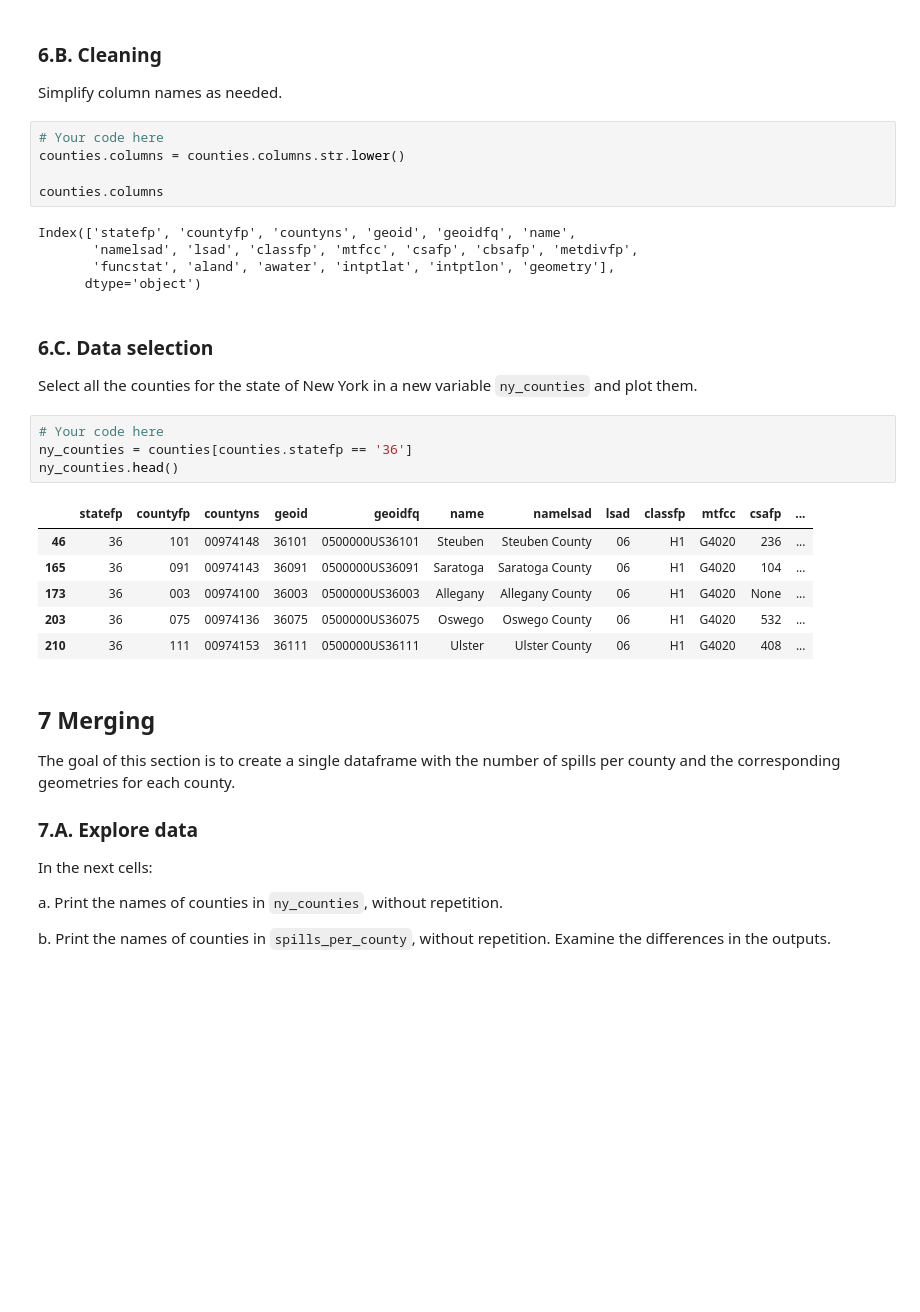
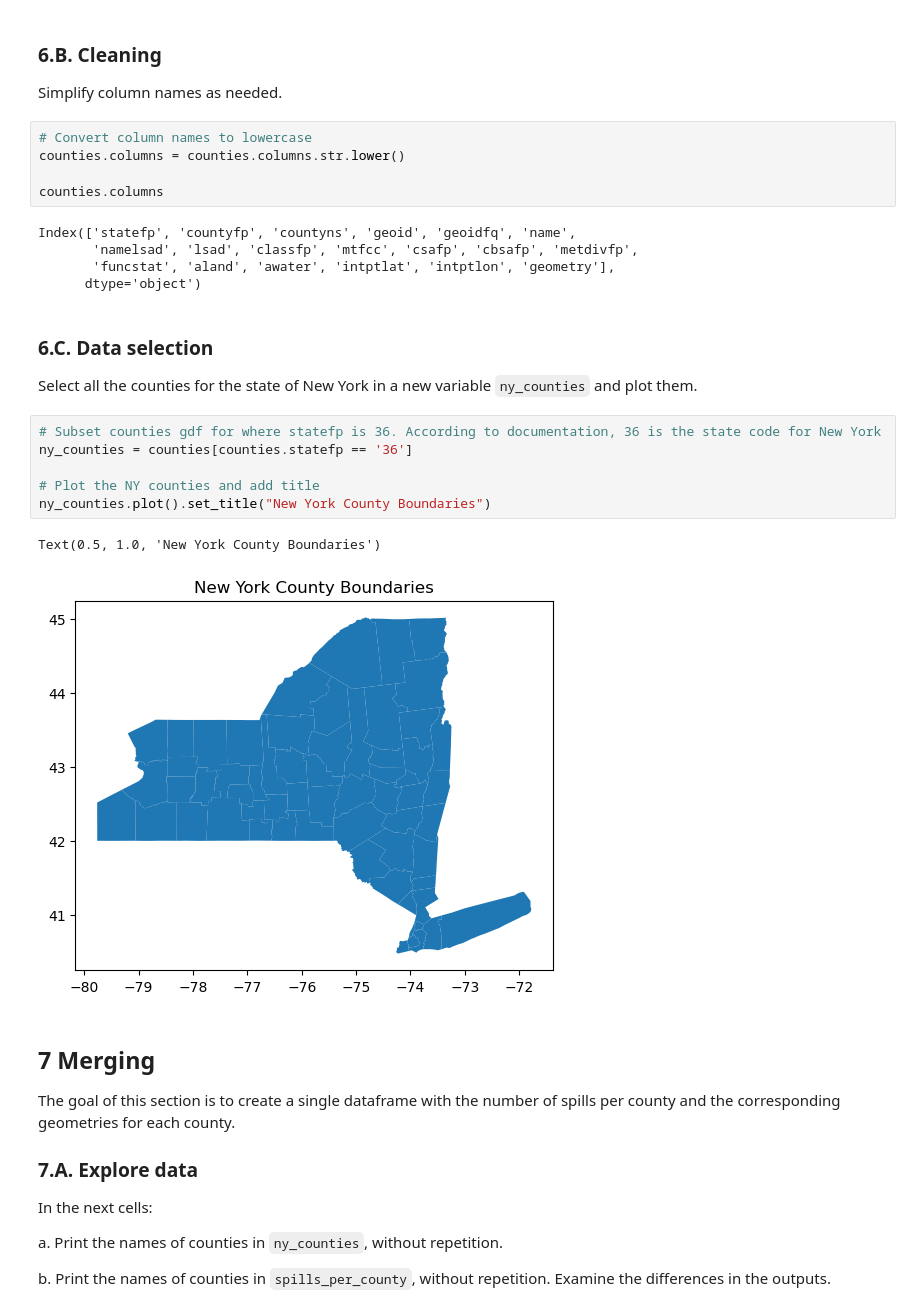
Before and after one commit to katleyq/eds220-hwk3, a Jupyter notebook: hwk3-task2-oil-spills.ipynb, the cells around one changed output. Cells and saved outputs as stored; diff of their text form; blank space fills up the shorter version.

```diff
--- a/hwk3-task2-oil-spills.ipynb
+++ b/hwk3-task2-oil-spills.ipynb
@@ -337,7 +351,7 @@ f. Use the next markdown cell to explain what information you obtained from the
 
 Simplify column names as needed.
 # %%
-# Your code here
+# Convert column names to lowercase
 counties.columns = counties.columns.str.lower()
 
 counties.columns
@@ -350,17 +364,15 @@ Index(['statefp', 'countyfp', 'countyns', 'geoid', 'geoidfq', 'name',
 ### 6.C. Data selection
 
 Select all the counties for the state of New York in a new variable `ny_counties` and plot them.
-# %%
-# Your code here
-ny_counties = counties[counties.statefp == '36']
-ny_counties.head()
-# %% [output]
-|  | statefp | countyfp | countyns | geoid | geoidfq | name | namelsad | lsad | classfp | mtfcc | csafp | ... |
-| 46 | 36 | 101 | 00974148 | 36101 | 0500000US36101 | Steuben | Steuben County | 06 | H1 | G4020 | 236 | ... |
-| 165 | 36 | 091 | 00974143 | 36091 | 0500000US36091 | Saratoga | Saratoga County | 06 | H1 | G4020 | 104 | ... |
-| 173 | 36 | 003 | 00974100 | 36003 | 0500000US36003 | Allegany | Allegany County | 06 | H1 | G4020 | None | ... |
-| 203 | 36 | 075 | 00974136 | 36075 | 0500000US36075 | Oswego | Oswego County | 06 | H1 | G4020 | 532 | ... |
-| 210 | 36 | 111 | 00974153 | 36111 | 0500000US36111 | Ulster | Ulster County | 06 | H1 | G4020 | 408 | ... |
+# %%
+# Subset counties gdf for where statefp is 36. According to documentation, 36 is the state code for New York
+ny_counties = counties[counties.statefp == '36']
+
+# Plot the NY counties and add title
+ny_counties.plot().set_title("New York County Boundaries")
+# %% [output]
+Text(0.5, 1.0, 'New York County Boundaries')
+[figure, added]
 # %% [markdown]
 ## 7 Merging
 
```
Also changed, not shown: parts of 44 cells of this notebook.
